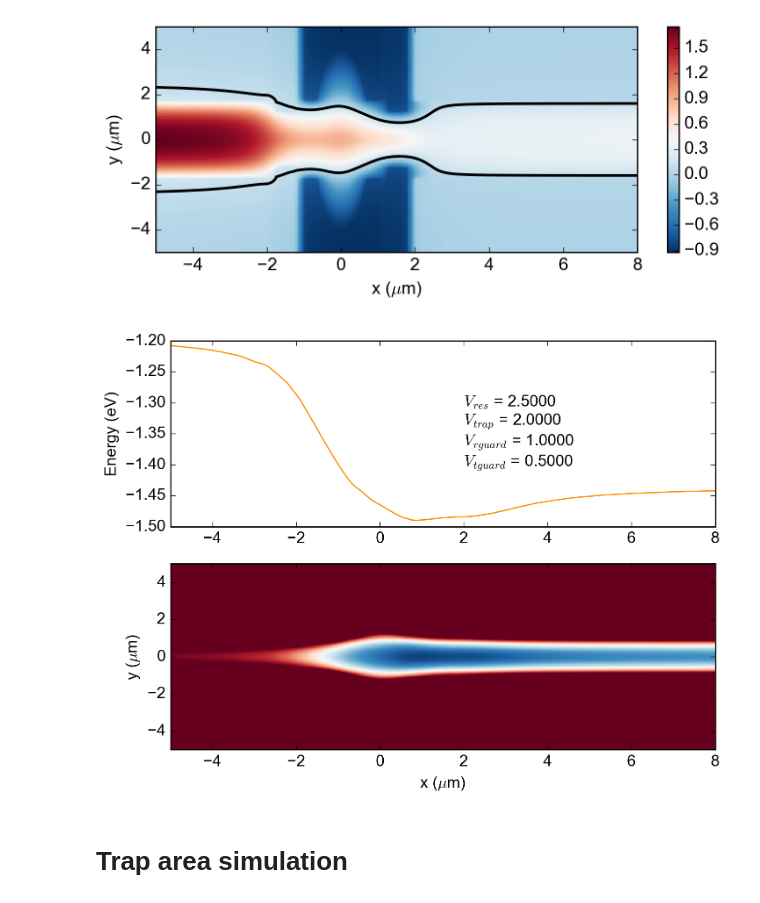
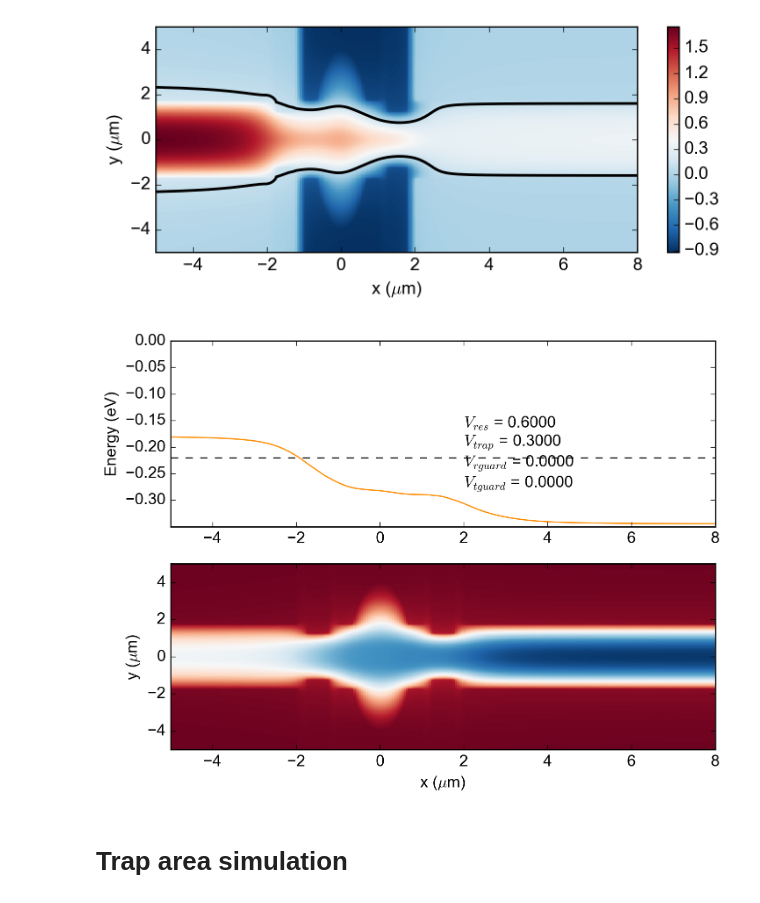
Before and after one commit to gkoolstra/ipython-notebooks, a Jupyter notebook: 20160530 - Master simulation notebook.ipynb, the cells around one changed output. Saved outputs shown, nothing was run; the diff lists cells and outputs as text; code cells hidden in the pictures.

```diff
--- a/20160530 - Master simulation notebook.ipynb
+++ b/20160530 - Master simulation notebook.ipynb
@@ -679,40 +677,41 @@ def plot_combined_potential(resonator=+0.35, trap=+0.05, resonatorguard=-0.12, c
 
     centeridx = int(np.shape(y)[0]/2)
     plt.plot(x[0, :], TS.V(x[0,:], 0), color='darkorange')
+    plt.hlines(chemical_potential, np.min(x[0,:]), np.max(x[0,:]), linestyles='--')
     #plt.plot(x[centeridx, :], -combined_potential[centeridx, :], color='darkorange')
     plt.gca().set_axis_bgcolor('none')
 
     ymin, ymax = np.min(-combined_potential[centeridx,:]), np.max(-combined_potential[centeridx,:])
 
     #plt.xlabel("x ($\mu$m)")
     plt.ylabel("Energy (eV)")
     plt.xlim(np.min(x), np.max(x))
     if not auto_scale:
         plt.ylim(color_minimum, color_maximum)
     else:
         color_minimum, color_maximum = plt.ylim()
         #plt.ylim(-0.7, -0.65)
 
     biasVoltages = "$V_{res}$ = %.4f\n$V_{trap}$ = %.4f\n$V_{rguard}$ = %.4f\n$V_{tguard}$ = %.4f\n" % \
     (resonator * 10**scaling, trap * 10**scaling, resonatorguard * 10**scaling, trapguard * 10**scaling)
 
     plt.text(2, ymin + 0.2*(ymax-ymin), biasVoltages)
 
     plt.subplot(212)
     plt.pcolormesh(x, y, -combined_potential, cmap=plt.cm.RdBu_r,
                         vmin=color_minimum, vmax=color_maximum)
     plt.xlabel("x ($\mu$m)")
     plt.ylabel("y ($\mu$m)")
     plt.xlim(np.min(x), np.max(x))
     plt.ylim(np.min(y), np.max(y))
 
 
 interact(plot_combined_potential, resonator=(-5.0, 5.0, 0.05), trap=(-5, 5, 0.05),
          resonatorguard=(-5, 5, 0.05), centerguard=(-5,5, 0.05), trapguard=(-5, 5, 0.05), scaling=(-2.0, 1.0, 0.01),
          chemical_potential=(-5, 5, 0.05), color_minimum=(-5, 5, 0.05), color_maximum=(-5, 5, 0.05),
          resonator_trap_locked=False, left_right_guard_locked=False, auto_scale=True);
 # %% [output]
-[figure, old version]
+[figure, new version]
 # %% [markdown]
 # Trap area simulation
 # %%
```
Also changed, not shown: parts of 3 cells of this notebook, 5 other files.
